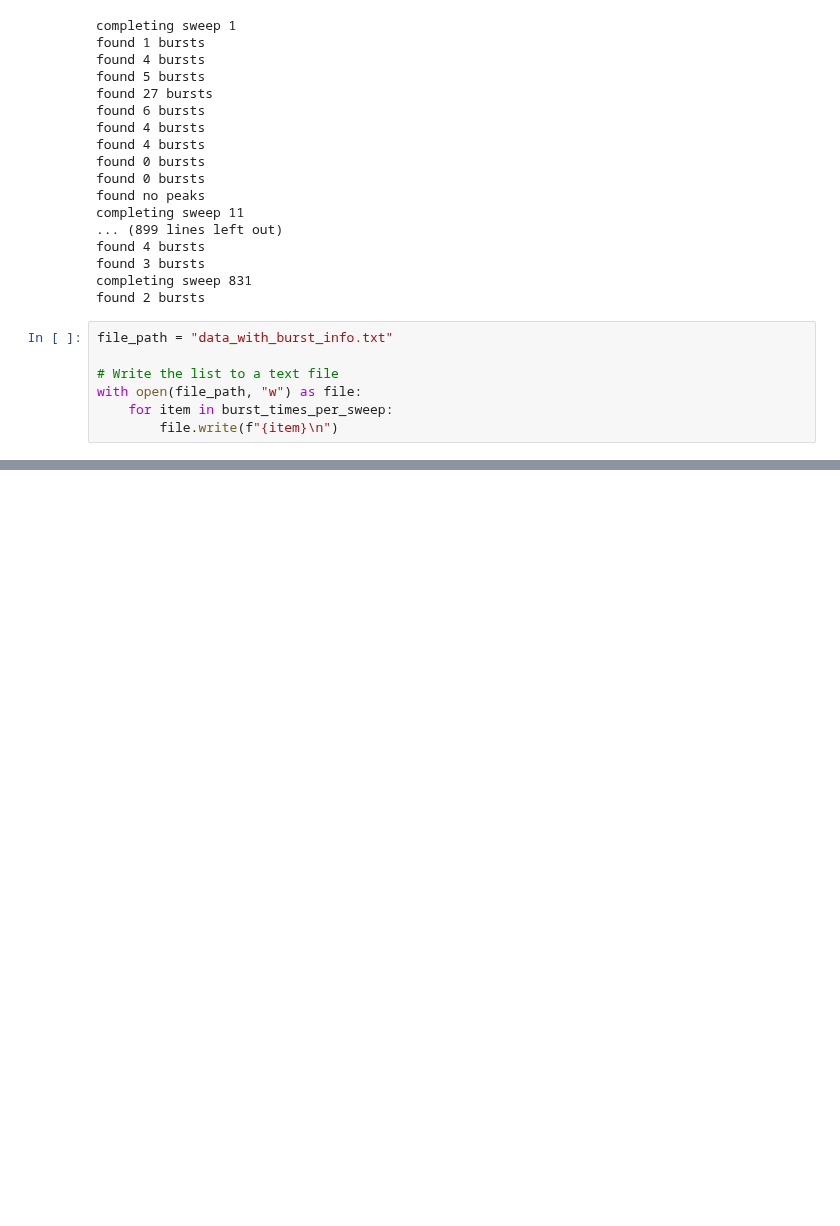
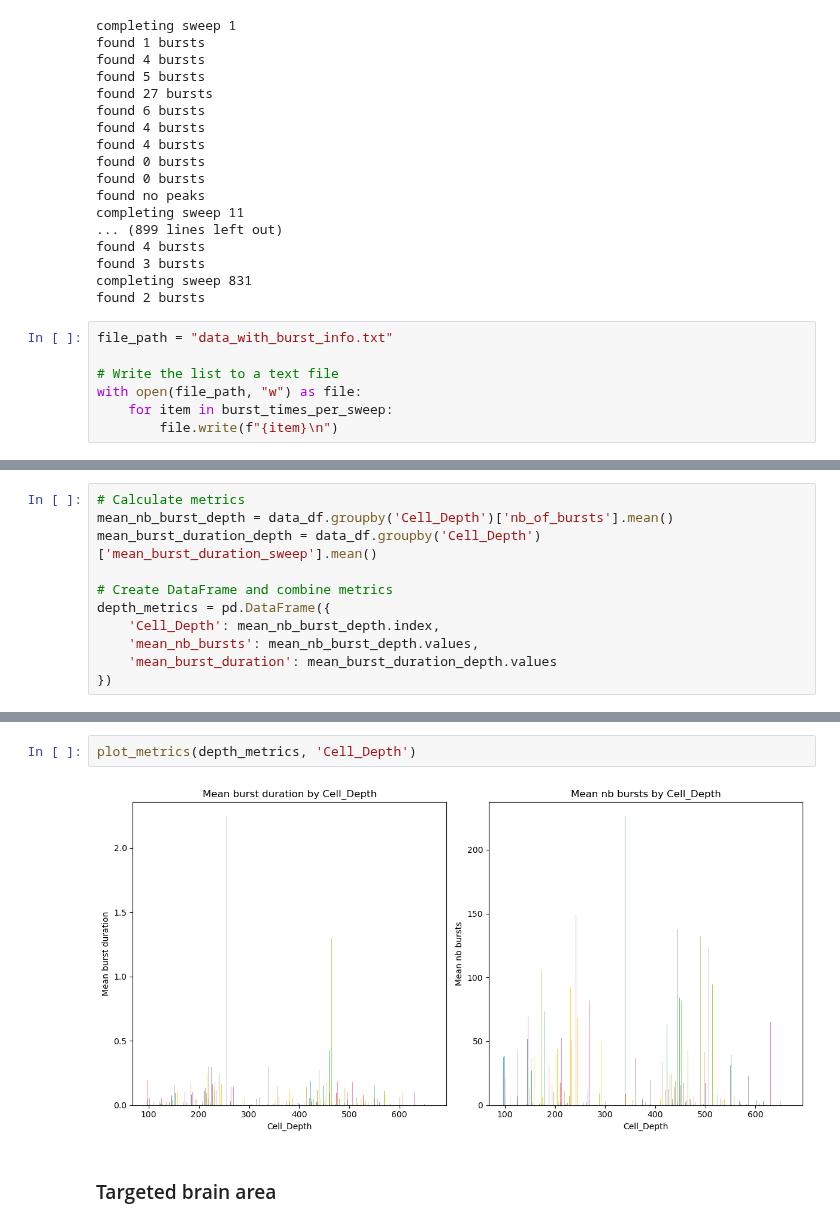
Before and after one commit to marineract/bio482_miniproject, a Jupyter notebook: results.ipynb, the cells around one changed output, grey strips where cells are left out. Drawn from its saved outputs; the diff is of its cells as text; blank space fills up the shorter version.

```diff
--- a/results.ipynb
+++ b/results.ipynb
@@ -227,0 +327,11 @@ len(burst_times_per_sweep)
+# %%
+# Calculate metrics
+mean_nb_burst_depth = data_df.groupby('Cell_Depth')['nb_of_bursts'].mean()
+mean_burst_duration_depth = data_df.groupby('Cell_Depth')['mean_burst_duration_sweep'].mean()
+
+# Create DataFrame and combine metrics
+depth_metrics = pd.DataFrame({
+    'Cell_Depth': mean_nb_burst_depth.index,
+    'mean_nb_bursts': mean_nb_burst_depth.values,
+    'mean_burst_duration': mean_burst_duration_depth.values
+})
@@ -227,0 +352,6 @@ len(burst_times_per_sweep)
+# %%
+plot_metrics(depth_metrics, 'Cell_Depth')
+# %% [output]
+[figure, added]
+# %% [markdown]
+### Targeted brain area
```
Also changed, not shown: parts of 19 cells of this notebook.
